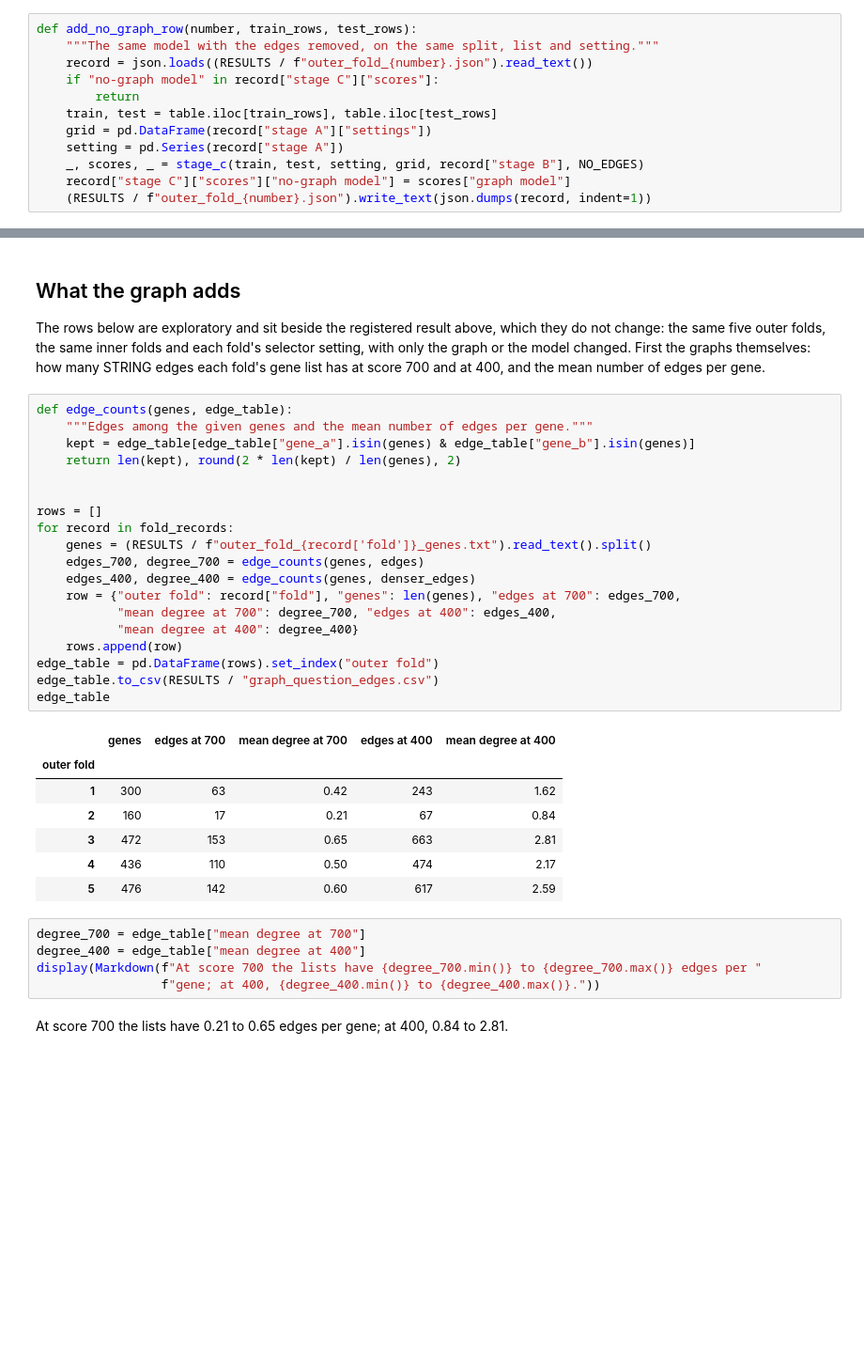
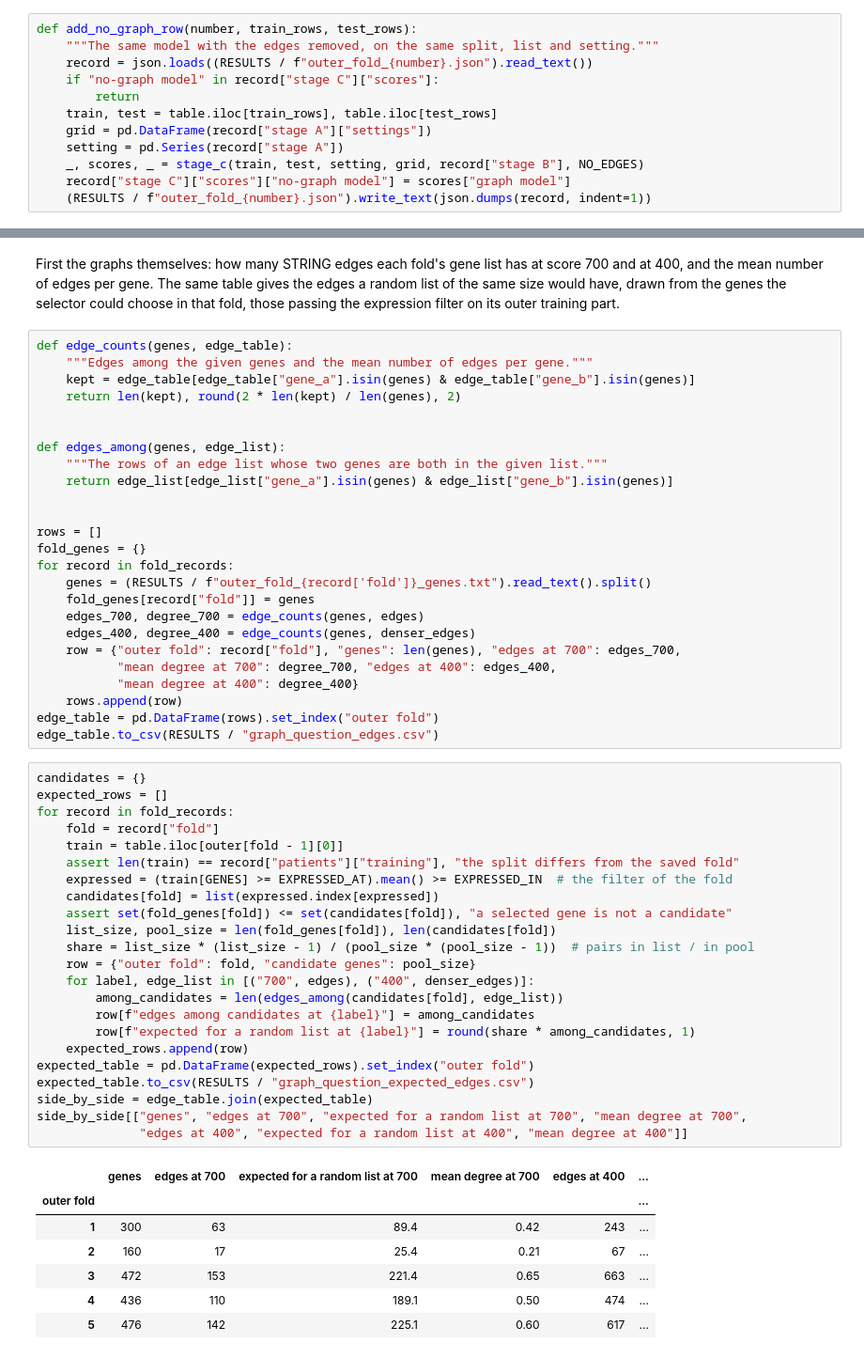
Before and after one commit to ELDERGARLIC/cancer-prognosis-prediction, a Jupyter notebook: notebooks/03_pipeline.ipynb, the cells around one changed output, grey strips where cells are left out. Shown at 94% size. Saved outputs shown, nothing was run; the diff lists cells and outputs as text; blank space fills up the shorter version.

```diff
--- a/notebooks/03_pipeline.ipynb
+++ b/notebooks/03_pipeline.ipynb
@@ -685,7 +700,5 @@ plt.show()
 # %% [markdown]
-## What the graph adds
-
-The rows below are exploratory and sit beside the registered result above, which they do not change: the same five outer folds, the same inner folds and each fold's selector setting, with only the graph or the model changed. First the graphs themselves: how many STRING edges each fold's gene list has at score 700 and at 400, and the mean number of edges per gene.
+First the graphs themselves: how many STRING edges each fold's gene list has at score 700 and at 400, and the mean number of edges per gene. The same table gives the edges a random list of the same size would have, drawn from the genes the selector could choose in that fold, those passing the expression filter on its outer training part.
 # %%
 def edge_counts(genes, edge_table):
     """Edges among the given genes and the mean number of edges per gene."""
@@ -693,9 +706,16 @@ def edge_counts(genes, edge_table):
     return len(kept), round(2 * len(kept) / len(genes), 2)
 
 
+def edges_among(genes, edge_list):
+    """The rows of an edge list whose two genes are both in the given list."""
+    return edge_list[edge_list["gene_a"].isin(genes) & edge_list["gene_b"].isin(genes)]
+
+
 rows = []
+fold_genes = {}
 for record in fold_records:
     genes = (RESULTS / f"outer_fold_{record['fold']}_genes.txt").read_text().split()
+    fold_genes[record["fold"]] = genes
     edges_700, degree_700 = edge_counts(genes, edges)
     edges_400, degree_400 = edge_counts(genes, denser_edges)
     row = {"outer fold": record["fold"], "genes": len(genes), "edges at 700": edges_700,
@@ -704,19 +724,34 @@ for record in fold_records:
     rows.append(row)
 edge_table = pd.DataFrame(rows).set_index("outer fold")
 edge_table.to_csv(RESULTS / "graph_question_edges.csv")
-edge_table
-# %% [output]
-|  | genes | edges at 700 | mean degree at 700 | edges at 400 | mean degree at 400 |
-| outer fold |  |  |  |  |  |
-| 1 | 300 | 63 | 0.42 | 243 | 1.62 |
-| 2 | 160 | 17 | 0.21 | 67 | 0.84 |
-| 3 | 472 | 153 | 0.65 | 663 | 2.81 |
-| 4 | 436 | 110 | 0.50 | 474 | 2.17 |
-| 5 | 476 | 142 | 0.60 | 617 | 2.59 |
 # %%
-degree_700 = edge_table["mean degree at 700"]
-degree_400 = edge_table["mean degree at 400"]
-display(Markdown(f"At score 700 the lists have {degree_700.min()} to {degree_700.max()} edges per "
-                 f"gene; at 400, {degree_400.min()} to {degree_400.max()}."))
+candidates = {}
+expected_rows = []
+for record in fold_records:
+    fold = record["fold"]
+    train = table.iloc[outer[fold - 1][0]]
+    assert len(train) == record["patients"]["training"], "the split differs from the saved fold"
+    expressed = (train[GENES] >= EXPRESSED_AT).mean() >= EXPRESSED_IN  # the filter of the fold
+    candidates[fold] = list(expressed.index[expressed])
+    assert set(fold_genes[fold]) <= set(candidates[fold]), "a selected gene is not a candidate"
+    list_size, pool_size = len(fold_genes[fold]), len(candidates[fold])
+    share = list_size * (list_size - 1) / (pool_size * (pool_size - 1))  # pairs in list / in pool
+    row = {"outer fold": fold, "candidate genes": pool_size}
+    for label, edge_list in [("700", edges), ("400", denser_edges)]:
+        among_candidates = len(edges_among(candidates[fold], edge_list))
+        row[f"edges among candidates at {label}"] = among_candidates
+        row[f"expected for a random list at {label}"] = round(share * among_candidates, 1)
+    expected_rows.append(row)
+expected_table = pd.DataFrame(expected_rows).set_index("outer fold")
+expected_table.to_csv(RESULTS / "graph_question_expected_edges.csv")
+side_by_side = edge_table.join(expected_table)
+side_by_side[["genes", "edges at 700", "expected for a random list at 700", "mean degree at 700",
+              "edges at 400", "expected for a random list at 400", "mean degree at 400"]]
 # %% [output]
-At score 700 the lists have 0.21 to 0.65 edges per gene; at 400, 0.84 to 2.81.
+|  | genes | edges at 700 | expected for a random list at 700 | mean degree at 700 | edges at 400 | ... |
+| outer fold |  |  |  |  |  | ... |
+| 1 | 300 | 63 | 89.4 | 0.42 | 243 | ... |
+| 2 | 160 | 17 | 25.4 | 0.21 | 67 | ... |
+| 3 | 472 | 153 | 221.4 | 0.65 | 663 | ... |
+| 4 | 436 | 110 | 189.1 | 0.50 | 474 | ... |
+| 5 | 476 | 142 | 225.1 | 0.60 | 617 | ... |
```
Also changed, not shown: parts of 61 cells of this notebook, 4 other files.
